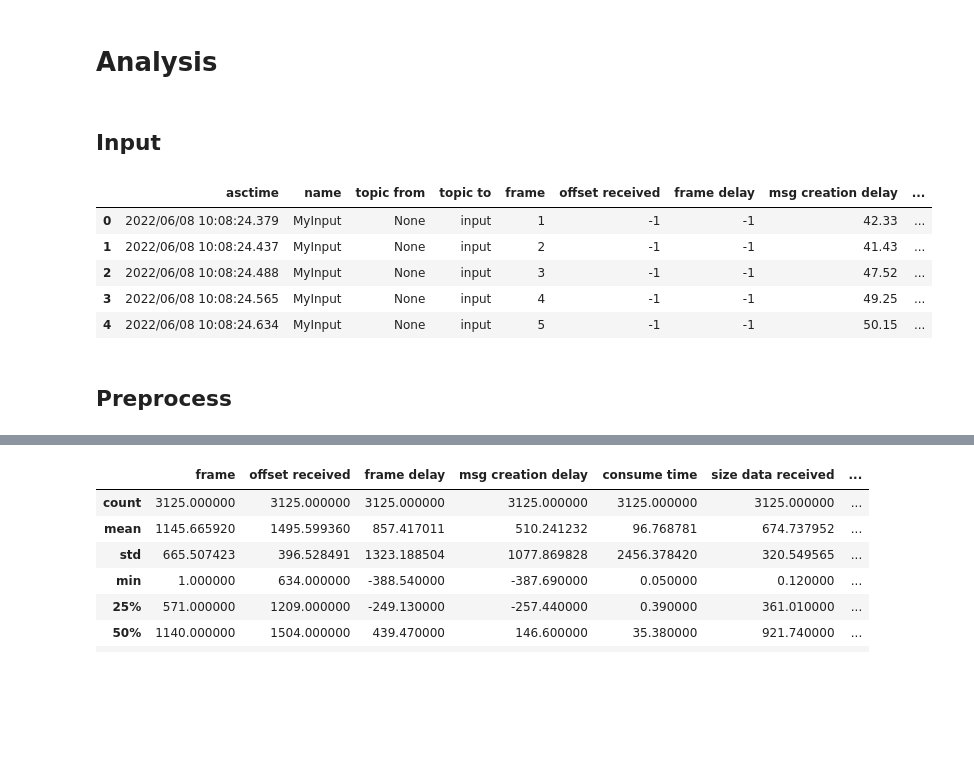
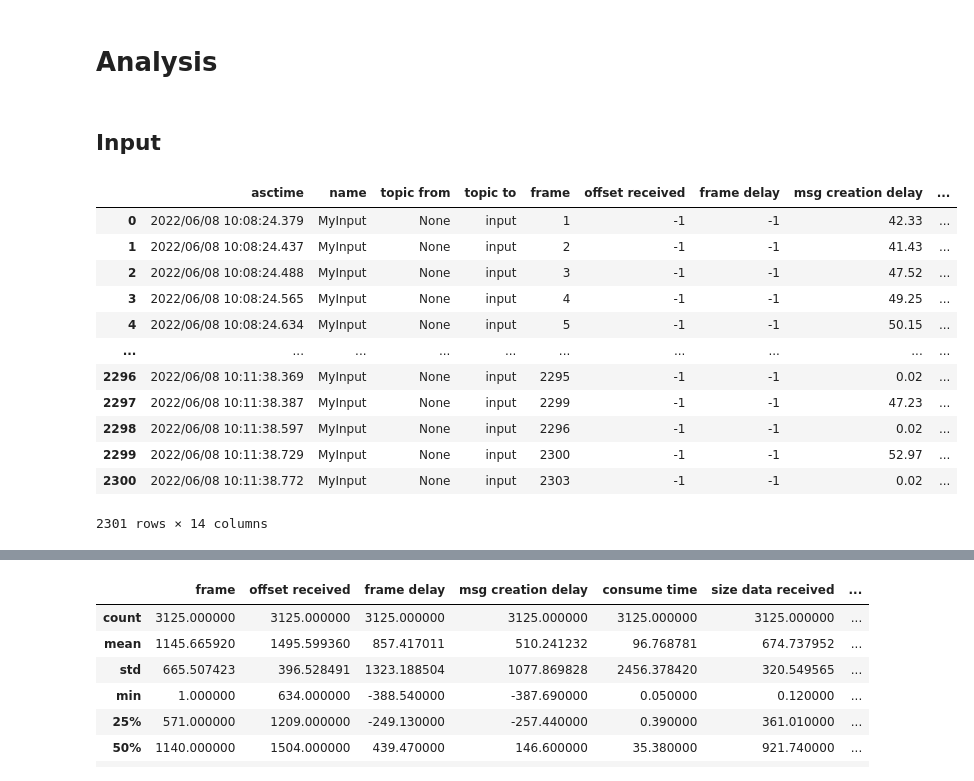
Before and after one commit to fogverse/live-yolov5, a Jupyter notebook: analysis/analysis.ipynb, the cells around one changed output, grey strips where cells are left out. Drawn from its saved outputs; the diff is of its cells as text; code cells hidden in the pictures; blank space fills up the shorter version.

```diff
--- a/analysis/analysis.ipynb
+++ b/analysis/analysis.ipynb
@@ -11,16 +11,21 @@ cloud_data = pd.read_csv(f'{v}/log_MyCloud.csv')
 jetson_data = pd.read_csv(f'{v}/log_MyJetson.csv')
 forwarder_data = pd.read_csv(f'{v}/log_MyForwarder.csv')
 merger_data = pd.read_csv(f'{v}/log_MyMerger.csv')
-# %% [markdown]
-## Input
+# %% [markdown]
+## Input
 # %%
-input_data.head()
+input_data
 # %% [output]
 |  | asctime | name | topic from | topic to | frame | offset received | frame delay | msg creation delay | ... |
 | 0 | 2022/06/08 10:08:24.379 | MyInput | None | input | 1 | -1 | -1 | 42.33 | ... |
 | 1 | 2022/06/08 10:08:24.437 | MyInput | None | input | 2 | -1 | -1 | 41.43 | ... |
 | 2 | 2022/06/08 10:08:24.488 | MyInput | None | input | 3 | -1 | -1 | 47.52 | ... |
 | 3 | 2022/06/08 10:08:24.565 | MyInput | None | input | 4 | -1 | -1 | 49.25 | ... |
 | 4 | 2022/06/08 10:08:24.634 | MyInput | None | input | 5 | -1 | -1 | 50.15 | ... |
+| ... | ... | ... | ... | ... | ... | ... | ... | ... | ... |
+| 2296 | 2022/06/08 10:11:38.369 | MyInput | None | input | 2295 | -1 | -1 | 0.02 | ... |
+| 2297 | 2022/06/08 10:11:38.387 | MyInput | None | input | 2299 | -1 | -1 | 47.23 | ... |
+| 2298 | 2022/06/08 10:11:38.597 | MyInput | None | input | 2296 | -1 | -1 | 0.02 | ... |
+| 2299 | 2022/06/08 10:11:38.729 | MyInput | None | input | 2300 | -1 | -1 | 52.97 | ... |
+| 2300 | 2022/06/08 10:11:38.772 | MyInput | None | input | 2303 | -1 | -1 | 0.02 | ... |
+2301 rows × 14 columns
-# %% [markdown]
-## Preprocess
```
Also changed, not shown: parts of 29 cells of this notebook.
